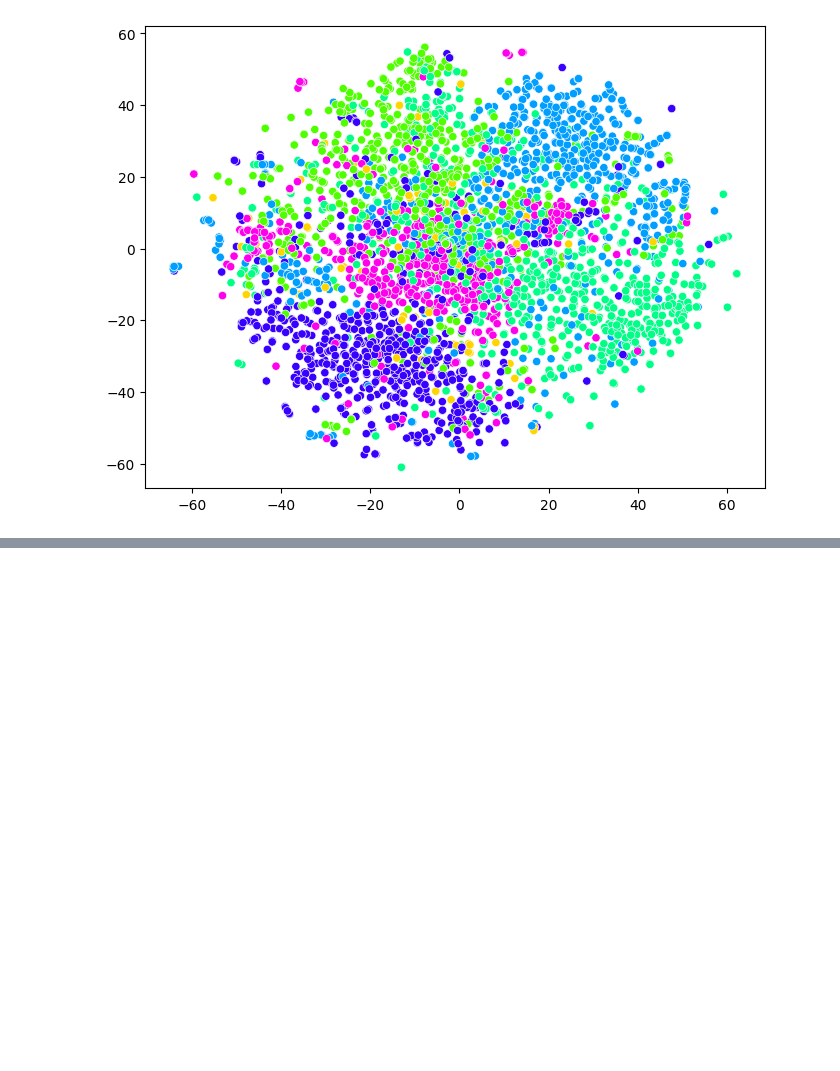
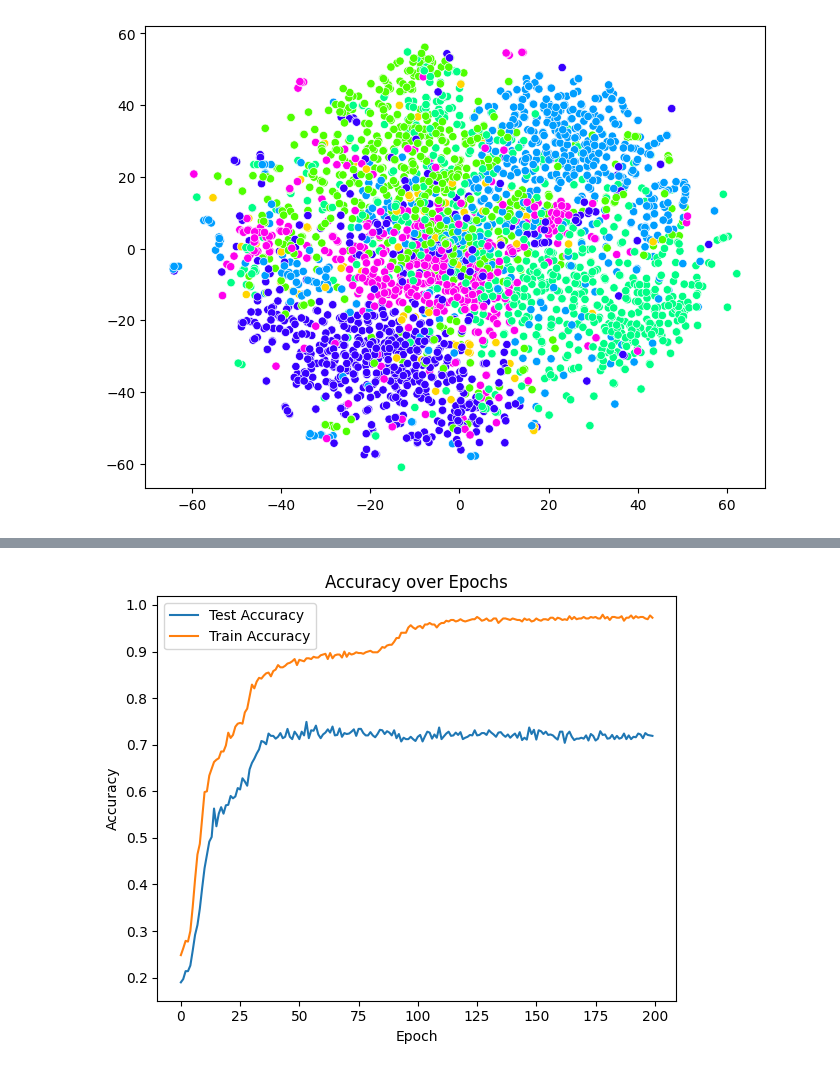
Before and after one commit to Winfred666/GCN_study, a Jupyter notebook: citeseer_analysis.ipynb, the cells around one changed output, grey strips where cells are left out. Saved outputs shown, nothing was run; the diff lists cells and outputs as text; code cells hidden in the pictures; blank space fills up the shorter version.

```diff
--- a/citeseer_analysis.ipynb
+++ b/citeseer_analysis.ipynb
@@ -208,3 +214,25 @@ plot_cluster(node_embeddings_2d,predict_result)
 # %% [output]
 [figure]
 [figure]
+# %%
+# now add FC_layer and train again
+from train import train_fc
+layer_dims = [features.shape[1], 80, 22]
+fc_dims = [22, class_num]
+
+fc_model, train_acc_list,test_acc_list, loss_list,predict_result = train_fc(
+    layer_dims=layer_dims,
+    fc_dims = fc_dims,
+    data=(adj, features, labels, train_masks[0] | val_masks[0] , test_mask),
+    dropout_rate = 0.18793196795151712,
+    learning_rate = 0.0047015094408114294,
+    weight_decay =  9.681581942149722e-05,
+    self_importance = 0.8921418473409928,
+    epoch_num = 200,
+    verbose = False
+)
+
+print("final accuracy:",test_acc_list[-1],"and final loss:",loss_list[-1])
+
+plot_acc_loss(test_acc_list, train_acc_list, loss_list, False)
+# %% [output]
@@ -210,0 +240 @@ plot_cluster(node_embeddings_2d,predict_result)
+[figure, added]
```
Also changed, not shown: parts of 6 cells of this notebook, 20 other files.
